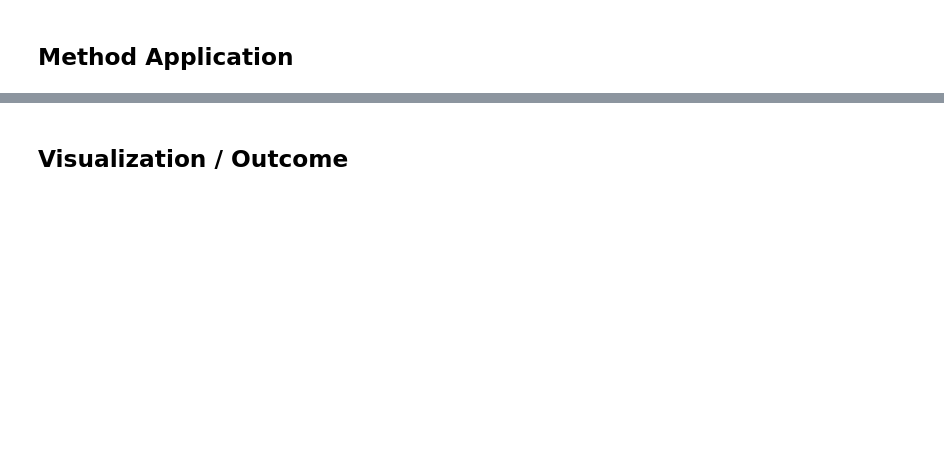
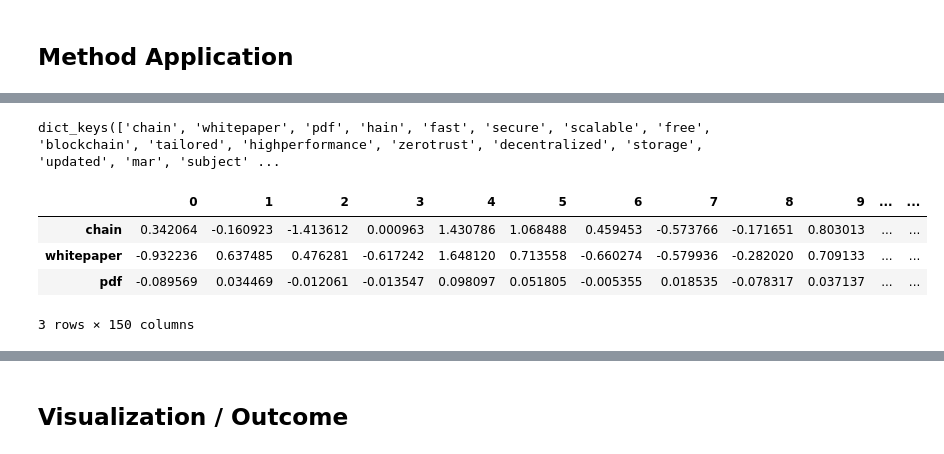
Before and after one commit to vppolina/datascience_project, a Jupyter notebook: notebooks/5- Text Classification.ipynb, the cells around one changed output, grey strips where cells are left out. Drawn from its saved outputs; the diff is of its cells as text; code cells hidden in the pictures; blank space fills up the shorter version.

```diff
--- a/notebooks/5- Text Classification.ipynb
+++ b/notebooks/5- Text Classification.ipynb
@@ -101,0 +81,6 @@ ethereum nextgeneration smart contract decentralized application platform docume
+# %%
+final = []
+for k in data.keys():
+    for i in data[k]:
+        line = gensim.utils.simple_preprocess (i)
+        final += [line]
@@ -101,0 +91,3 @@ ethereum nextgeneration smart contract decentralized application platform docume
+# %%
+model = gensim.models.Word2Vec (final, size=150, window=10, min_count=2, workers=10)
+model.train(final,total_examples=len(final),epochs=10)
@@ -101,0 +132,10 @@ ethereum nextgeneration smart contract decentralized application platform docume
+# %%
+economy_vec = model['economy']
+economy_vec[:20] # First 20 components
+model.wv.vocab.keys()
+# %% [output]
+dict_keys(['chain', 'whitepaper', 'pdf', 'hain', 'fast', 'secure', 'scalable', 'free', 'blockchain', 'tailored', 'highperformance', 'zerotrust', 'decentralized', 'storage', 'updated', 'mar', 'subject' ...
+# %%
+all = []
+for i in final:
+    all += i
@@ -101,0 +144,20 @@ ethereum nextgeneration smart contract decentralized application platform docume
+# %%
+# Filter the list of vectors to include only those that Word2Vec has a vector for
+vector_list = [model[word] for word in all if word in model.wv.vocab.keys()]
+
+# Create a list of the words corresponding to these vectors
+words_filtered = [word for word in all if word in model.wv.vocab.keys()]
+
+# Zip the words together with their vector representations
+word_vec_zip = zip(words_filtered, vector_list)
+
+# Cast to a dict so we can turn it into a DataFrame
+word_vec_dict = dict(word_vec_zip)
+df = pd.DataFrame.from_dict(word_vec_dict, orient='index')
+df.head(3)
+# %% [output]
+|  | 0 | 1 | 2 | 3 | 4 | 5 | 6 | 7 | 8 | 9 | ... | ... |
+| chain | 0.342064 | -0.160923 | -1.413612 | 0.000963 | 1.430786 | 1.068488 | 0.459453 | -0.573766 | -0.171651 | 0.803013 | ... | ... |
+| whitepaper | -0.932236 | 0.637485 | 0.476281 | -0.617242 | 1.648120 | 0.713558 | -0.660274 | -0.579936 | -0.282020 | 0.709133 | ... | ... |
+| pdf | -0.089569 | 0.034469 | -0.012061 | -0.013547 | 0.098097 | 0.051805 | -0.005355 | 0.018535 | -0.078317 | 0.037137 | ... | ... |
+3 rows × 150 columns
```
Also changed, not shown: parts of 18 cells of this notebook, 25 other files.
